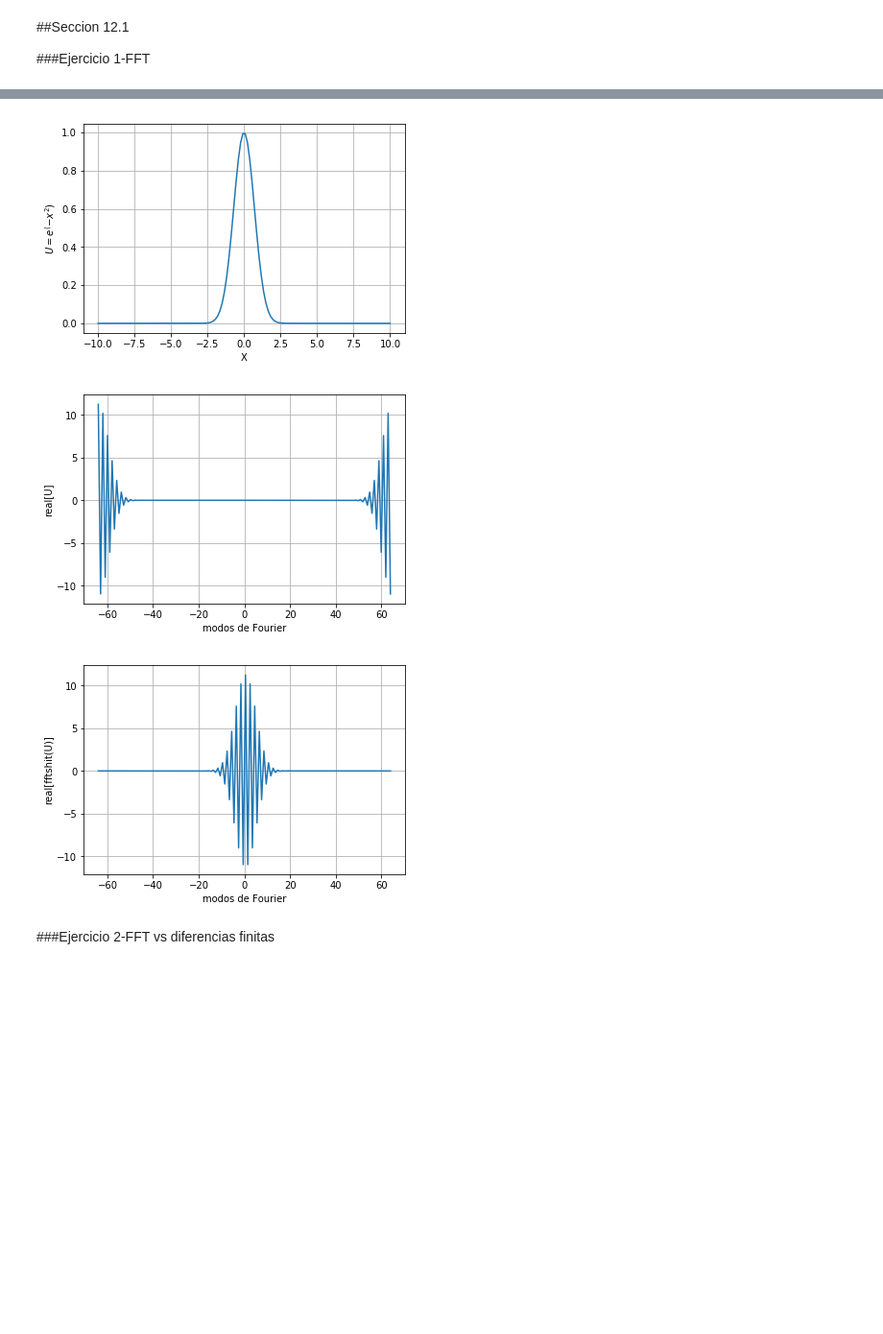
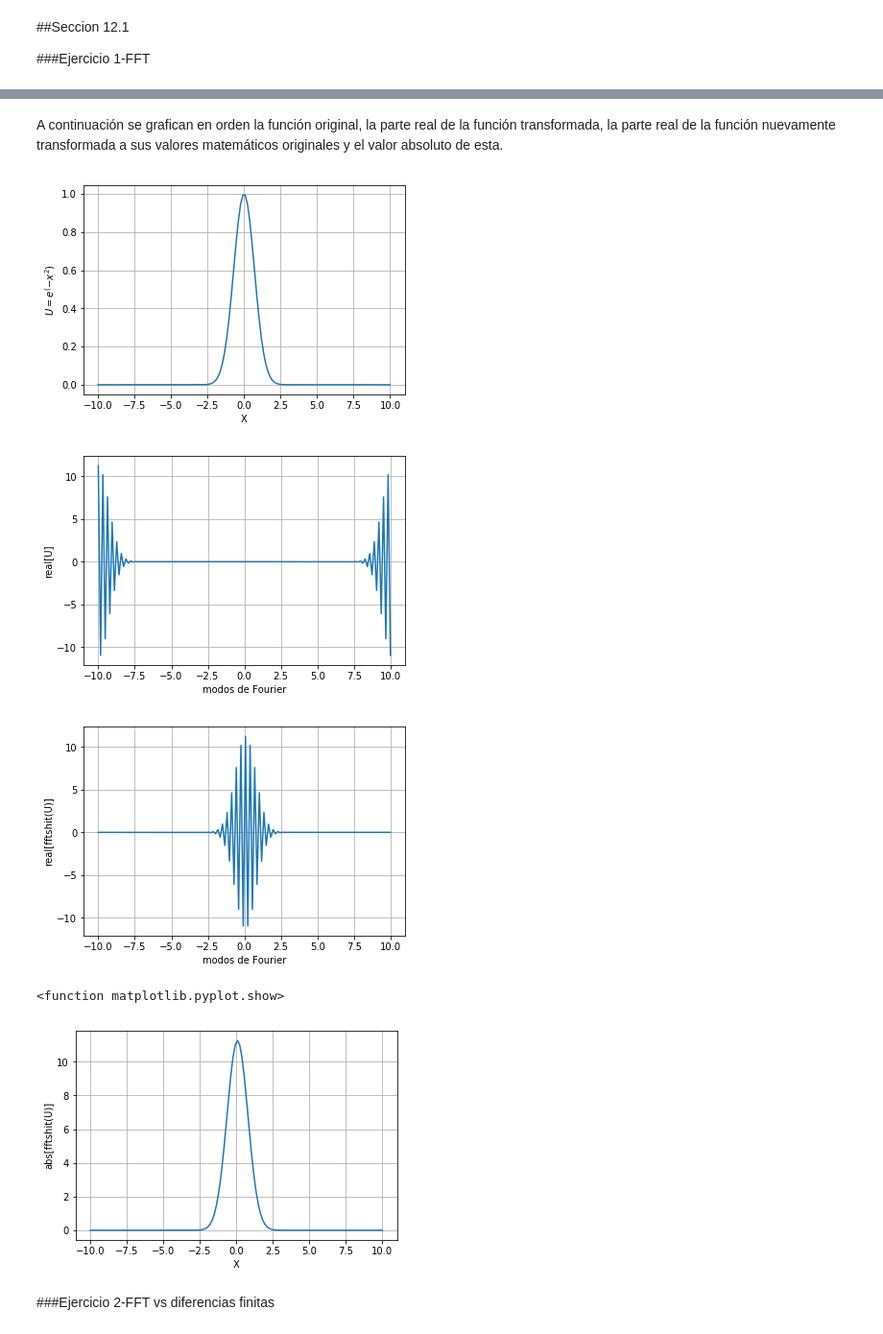
Before and after one commit to ChristianABJ/Herramientas_Computacionales_IMEC3602, a Jupyter notebook: 05_taller04/Taller_4.ipynb, the cells around one changed output, grey strips where cells are left out. Shown at 96% size. Cells and saved outputs as stored; diff of their text form; code cells hidden in the pictures; blank space fills up the shorter version.

```diff
--- a/05_taller04/Taller_4.ipynb
+++ b/05_taller04/Taller_4.ipynb
@@ -16,36 +28,38 @@ Populating the interactive namespace from numpy and matplotlib
+# %% [markdown]
+A continuación se grafican en orden la función original, la parte real de la función transformada, la parte real de la función nuevamente transformada a sus valores matemáticos originales y el valor absoluto de esta.
 # %%
-L=20
-n=128
-x2=np.linspace(-L/2,L/2,n)
-x3=np.linspace(-n/2,n/2,n)
-x=x2[0:n]
-u=np.exp(-x*x)
-ut=np.fft.fft(u)
-utshift=np.fft.fftshift(ut)
-
 plt.figure(1)
 plt.plot(x,u)
 plt.grid()
 pylab.ylabel("$U=e^(-x^2)$")
 pylab.xlabel("X")
 plt.show
 
 plt.figure(2)
-plt.plot(x3,ut)
+plt.plot(x2,ut)
 pylab.ylabel("real[U]")
 pylab.xlabel("modos de Fourier")
 plt.grid()
 plt.show
 
 plt.figure(3)
-plt.plot(x3,utshift)
+plt.plot(x2,utshift)
 pylab.ylabel("real[fftshit(U)]")
 pylab.xlabel("modos de Fourier")
 plt.grid()
 plt.show()
+
+plt.figure(4)
+plt.plot(x,abs(utshift))
+plt.grid()
+pylab.ylabel("abs[fftshit(U)]")
+pylab.xlabel("X")
+plt.show
 # %% [output]
 [figure]
-[figure, old version]
+[figure, new version]
-[figure, old version]
+[figure, new version]
+<function matplotlib.pyplot.show>
+[figure, added]
 # %% [markdown]
 ###Ejercicio 2-FFT vs diferencias finitas
```
Also changed, not shown: parts of 19 cells of this notebook.
